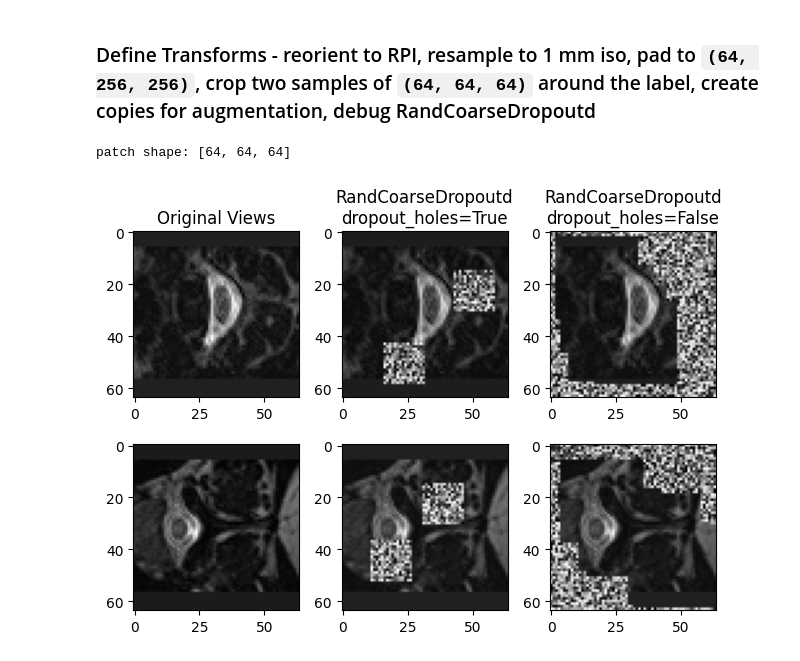
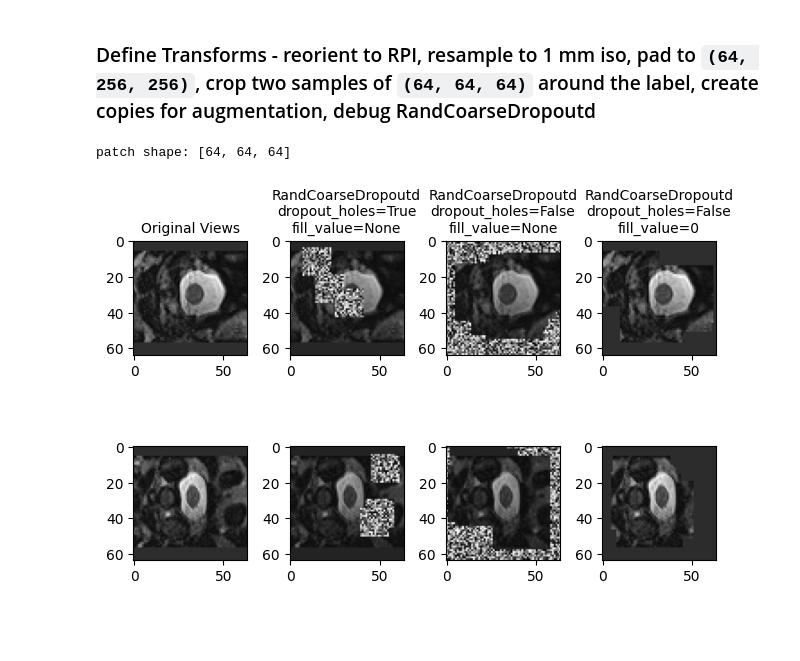
Before and after one commit to ivadomed/model-seg-dcm, a Jupyter notebook: vit_unetr_ssl/ssl_RandCoarseDropoutd_debug.ipynb, the cells around one changed output. Drawn from its saved outputs; the diff is of its cells as text; code cells hidden in the pictures; blank space fills up the shorter version.

Commit message:
Plot also RandCoarseDropoutd dropout_holes=False fill_value=0

```diff
--- a/vit_unetr_ssl/ssl_RandCoarseDropoutd_debug.ipynb
+++ b/vit_unetr_ssl/ssl_RandCoarseDropoutd_debug.ipynb
@@ -307,7 +307,7 @@ transforms = Compose(
         ),
         # Create copies of items in the dictionary under new keys, allowing for the same image to be manipulated
         # differently in subsequent transformations
-        CopyItemsd(keys=["image"], times=2, names=["gt_image", "image_2"], allow_missing_keys=False),
+        CopyItemsd(keys=["image"], times=3, names=["gt_image", "image_2", "image_3"], allow_missing_keys=False),
 
         # Randomly drop regions of the image
         RandCoarseDropoutd(
@@ -318,7 +318,6 @@ transforms = Compose(
             dropout_holes=True,   # if True, dropout the regions of holes and fill value specified by 'fill_value'
             fill_value=None,      # if None, will compute the min and max value of input image then randomly select value to fill
         ),
-        # 'dropout_holes=False': the areas inside the holes will be filled with random noise
         RandCoarseDropoutd(
             keys=["image_2"],
             prob=1.0,
@@ -327,9 +326,14 @@ transforms = Compose(
             dropout_holes=False,   # if False, keep the holes and dropout the outside and fill value specified by 'fill_value'
             fill_value=None,       # if None, will compute the min and max value of input image then randomly select value to fill
         ),
-
-        # Randomly select regions in the image, then shuffle the pixels within every region
-        #RandCoarseShuffled(keys=["image"], prob=0.8, holes=10, spatial_size=roi_size[2]//4),
+        RandCoarseDropoutd(
+            keys=["image_3"],
+            prob=1.0,
+            holes=10,
+            spatial_size=roi_size[0]//2,
+            dropout_holes=False,   # if False, keep the holes and dropout the outside and fill value specified by 'fill_value'
+            fill_value=0,          # if providing a number, will use it as constant value to fill all the regions
+        )
     ]
 )
 
@@ -339,44 +343,50 @@ check_ds = Dataset(data=train_list, transform=transforms)
 check_loader = DataLoader(check_ds, batch_size=1)
 
 slice=roi_size[2]//3   # // int division
 index=2
 batch_to_plot = None
 for i, batch in enumerate(check_loader):
     if i == index:  # indexing starts at 0
         batch_to_plot = batch
         break  # exit the loop as soon as the desired batch is found
 
 print(f'patch shape: {list(batch_to_plot["image"][0][0].shape)}')
 
 # Note: 'gt_image' is added by 'CopyItemsd'
-ax1=plt.subplot(2,3,1)
-ax1.set_title('Original Views')
+ax1=plt.subplot(2,4,1)
+ax1.set_title('Original Views', fontsize=10)
 ax1.imshow(batch_to_plot["gt_image"][0][0][:,:,slice], cmap='gray')
 #ax1.imshow(batch_to_plot["label"][0][0][:,:,slice], alpha=0.5, cmap='jet', interpolation='nearest')   # interpolation='nearest' has to be used to show binary mask
 #print(np.unique(batch_to_plot["label"][0][0][:,:,slice]))
 # Note: the [1] dimension is added by 'RandSpatialCropSamplesd(num_samples=2)'
-ax4=plt.subplot(2,3,4)
-ax4.imshow(batch_to_plot["gt_image"][1][0][:,:,slice], cmap='gray')
+ax5=plt.subplot(2,4,5)
+ax5.imshow(batch_to_plot["gt_image"][1][0][:,:,slice], cmap='gray')
 #ax4.imshow(batch_to_plot["label"][1][0][:,:,slice], alpha=0.5,cmap='jet', interpolation='nearest')    # interpolation='nearest' has to be used to show binary mask
 #print(np.unique(batch_to_plot["label"][1][0][:,:,slice]))
 
 
-ax2=plt.subplot(2,3,2)
-ax2.set_title('RandCoarseDropoutd\ndropout_holes=True')
+ax2=plt.subplot(2,4,2)
+ax2.set_title('RandCoarseDropoutd\ndropout_holes=True\nfill_value=None', fontsize=10)
 ax2.imshow(batch_to_plot["image"][0][0][:,:,slice], cmap='gray')
 # Note: the [1] dimension is added by 'RandSpatialCropSamplesd(num_samples=2)'
-ax5=plt.subplot(2,3,5)
-ax5.imshow(batch_to_plot["image"][1][0][:,:,slice], cmap='gray')
+ax6=plt.subplot(2,4,6)
+ax6.imshow(batch_to_plot["image"][1][0][:,:,slice], cmap='gray')
 
-# Note: 'image_2' is added by 'CopyItemsd'
-ax3=plt.subplot(2,3,3)
-ax3.set_title('RandCoarseDropoutd\ndropout_holes=False')
+ax3=plt.subplot(2,4,3)
+ax3.set_title('RandCoarseDropoutd\ndropout_holes=False\nfill_value=None', fontsize=10)
 ax3.imshow(batch_to_plot["image_2"][0][0][:,:,slice], cmap='gray')
 # Note: the [1] dimension is added by 'RandSpatialCropSamplesd(num_samples=2)'
-ax6=plt.subplot(2,3,6)
-ax6.imshow(batch_to_plot["image_2"][1][0][:,:,slice], cmap='gray')
+ax7=plt.subplot(2,4,7)
+ax7.imshow(batch_to_plot["image_2"][1][0][:,:,slice], cmap='gray')
+
+ax4=plt.subplot(2,4,4)
+ax4.set_title('RandCoarseDropoutd\ndropout_holes=False\nfill_value=0', fontsize=10)
+ax4.imshow(batch_to_plot["image_3"][0][0][:,:,slice], cmap='gray')
+# Note: the [1] dimension is added by 'RandSpatialCropSamplesd(num_samples=2)'
+ax8=plt.subplot(2,4,8)
+ax8.imshow(batch_to_plot["image_3"][1][0][:,:,slice], cmap='gray')
 
 plt.tight_layout()
 # %% [output]
 patch shape: [64, 64, 64]
-[figure, old version]
+[figure, new version]
```
Also changed, not shown: parts of 2 cells of this notebook.
